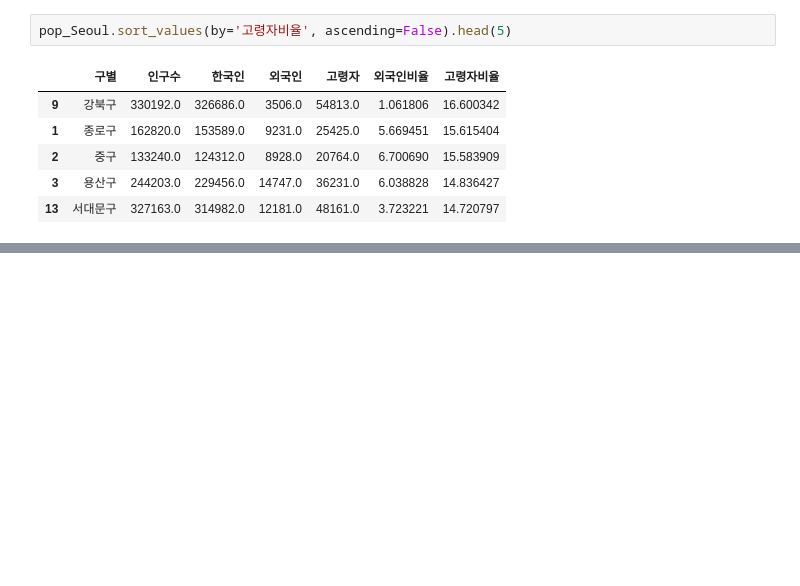
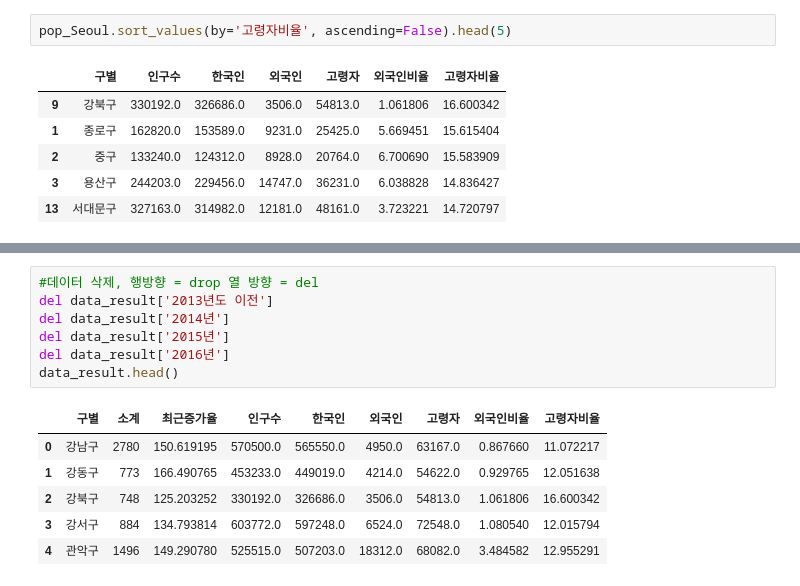
Before and after one commit to ESENS12/DataScience, a Jupyter notebook: CCTV_in_Seoul.ipynb, the cells around one changed output, grey strips where cells are left out. Cells and saved outputs as stored; diff of their text form; blank space fills up the shorter version.

```diff
--- a/CCTV_in_Seoul.ipynb
+++ b/CCTV_in_Seoul.ipynb
@@ -200,0 +211,14 @@ pop_Seoul.sort_values(by='고령자비율', ascending=False).head(5)
+# %%
+#데이터 삭제, 행방향 = drop 열 방향 = del
+del data_result['2013년도 이전']
+del data_result['2014년']
+del data_result['2015년']
+del data_result['2016년']
+data_result.head()
+# %% [output]
+|  | 구별 | 소계 | 최근증가율 | 인구수 | 한국인 | 외국인 | 고령자 | 외국인비율 | 고령자비율 |
+| 0 | 강남구 | 2780 | 150.619195 | 570500.0 | 565550.0 | 4950.0 | 63167.0 | 0.867660 | 11.072217 |
+| 1 | 강동구 | 773 | 166.490765 | 453233.0 | 449019.0 | 4214.0 | 54622.0 | 0.929765 | 12.051638 |
+| 2 | 강북구 | 748 | 125.203252 | 330192.0 | 326686.0 | 3506.0 | 54813.0 | 1.061806 | 16.600342 |
+| 3 | 강서구 | 884 | 134.793814 | 603772.0 | 597248.0 | 6524.0 | 72548.0 | 1.080540 | 12.015794 |
+| 4 | 관악구 | 1496 | 149.290780 | 525515.0 | 507203.0 | 18312.0 | 68082.0 | 3.484582 | 12.955291 |
```
Also changed, not shown: parts of 6 cells of this notebook.
